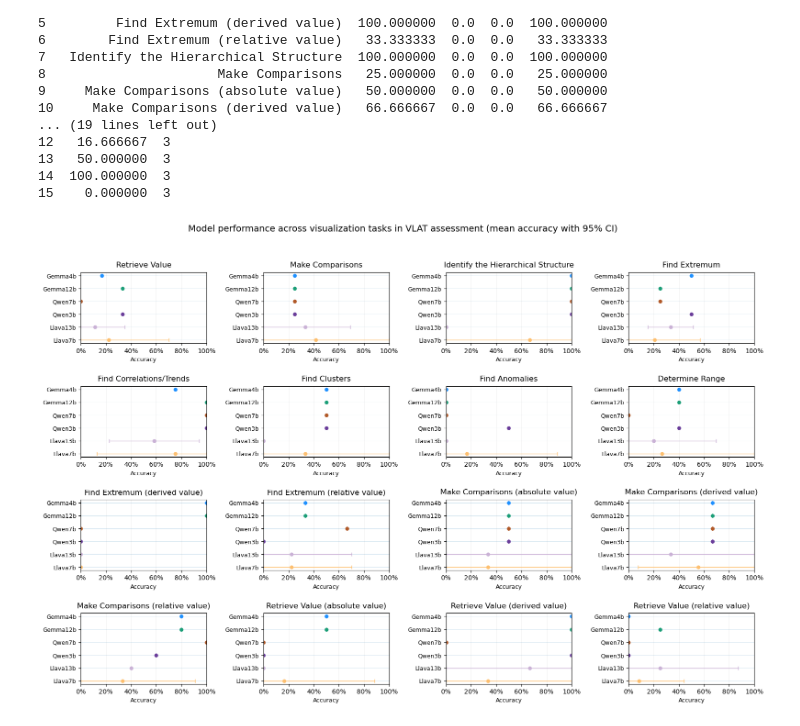
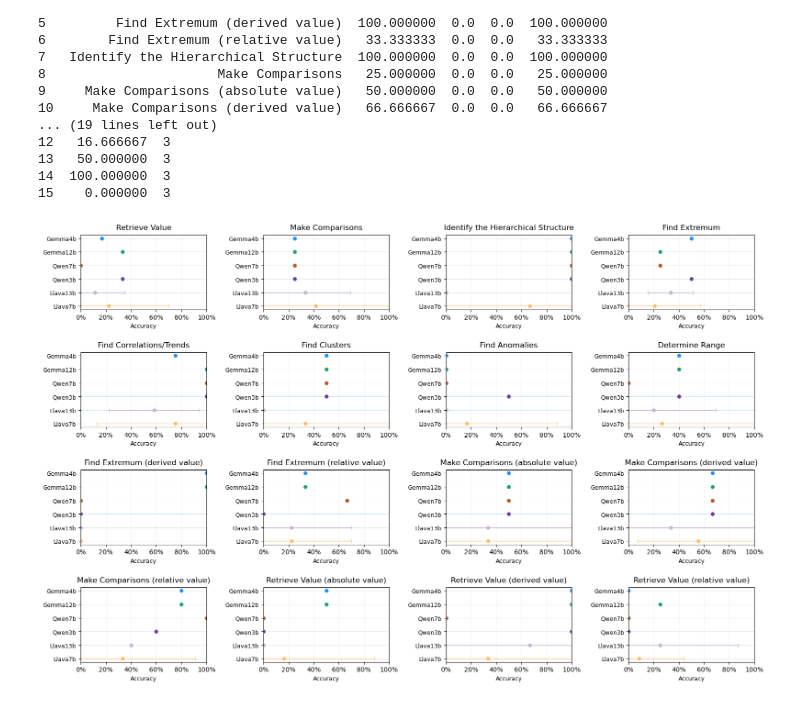
Before and after one commit to melitao/VLM-Eval-Research, a Jupyter notebook: Output/Visualization_Tasks.ipynb, the cells around one changed output. Drawn from its saved outputs; the diff is of its cells as text; code cells hidden in the pictures.

```diff
--- a/Output/Visualization_Tasks.ipynb
+++ b/Output/Visualization_Tasks.ipynb
@@ -559,24 +559,24 @@ for ax, task in zip(axes, TASKS):
                 fmt='o', color=color, ecolor=color,
                 capsize=3, elinewidth=1, markersize=5
             )
 
     ax.set_title(task, fontsize=12, pad=8)
     ax.set_xlim(0, 100)
     ax.set_yticks(y)
     ax.set_yticklabels(MODEL_ORDER, fontsize=9)
     ax.set_xticks(np.arange(0, 101, 20))
     ax.xaxis.set_major_formatter(FuncFormatter(lambda x, _: f"{int(x)}%"))
     ax.tick_params(axis='x', which='both', labelbottom=True)  # show ticks on all rows
     ax.set_xlabel("Accuracy", fontsize=9)
     ax.grid(axis="x", alpha=0.2)
 
 # turn off any unused axes (in case panels < nrows*ncols)
 for ax in axes[len(TASKS):]:
     ax.axis("off")
 
-fig.suptitle("Model performance across visualization tasks in VLAT assessment (mean accuracy with 95% CI)", fontsize=14)
+# fig.suptitle("Model performance across visualization tasks in VLAT assessment (mean accuracy with 95% CI)", fontsize=14)
 fig.tight_layout(rect=[0,0,1,0.95], h_pad=2.0, w_pad=1.5)
 plt.savefig("vlat_tasks_dot_ci_panels.png", dpi=300, bbox_inches="tight")
 plt.show()
 # %% [output]
-[figure, old version]
+[figure, new version]
```
Also changed, not shown: 20 other files.
